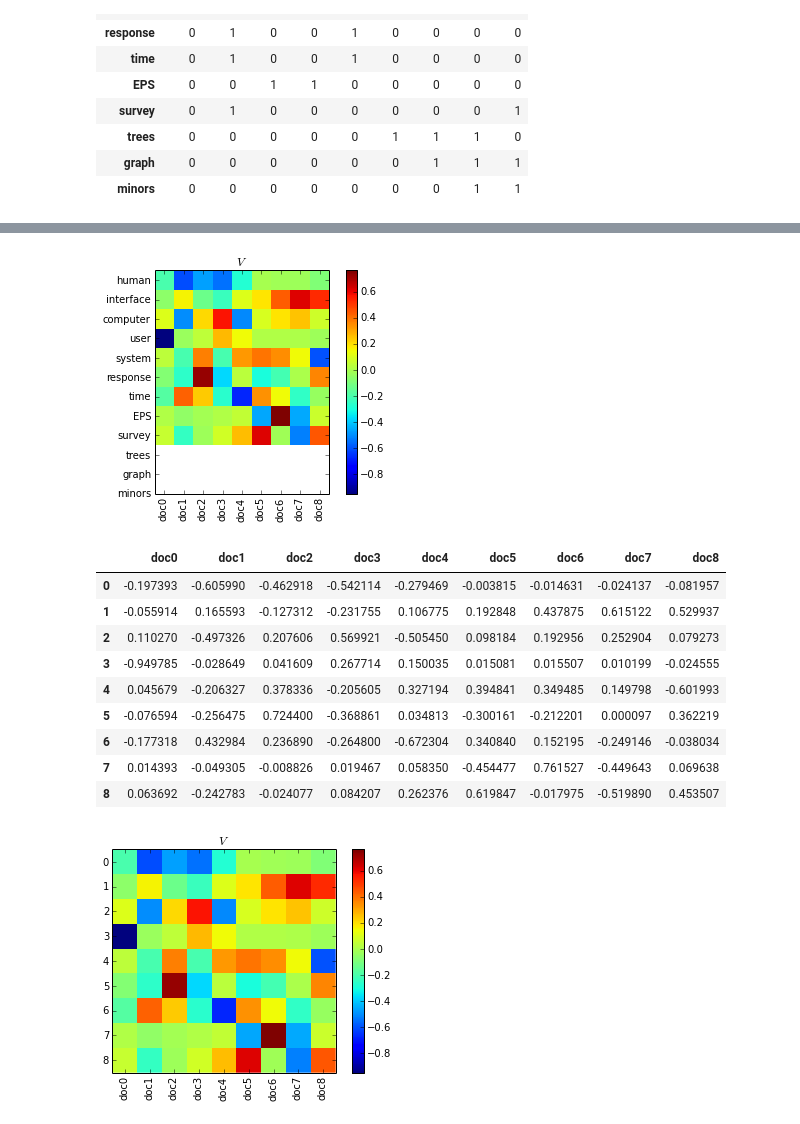
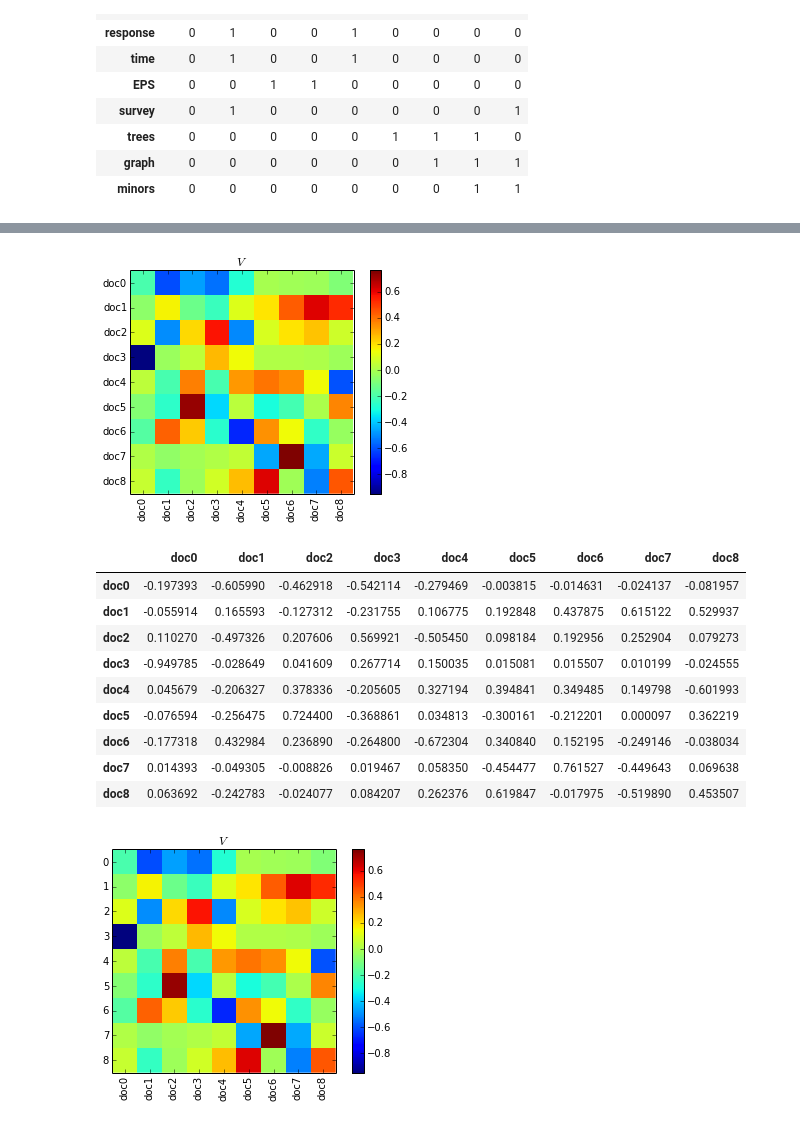
Before and after one commit to anoopsarkar/nlp-class, a Jupyter notebook: assets/notebooks/svd.ipynb, the cells around one changed output, grey strips where cells are left out. Cells and saved outputs as stored; diff of their text form; code cells hidden in the pictures.

```diff
--- a/assets/notebooks/svd.ipynb
+++ b/assets/notebooks/svd.ipynb
@@ -213,32 +354,32 @@ array([ 3.34088375,  2.541701  ,  2.35394352,  1.64453229,  1.50483155,
 # %%
 %matplotlib inline
 import matplotlib.pyplot as plt
 
 plt.imshow(V, interpolation='none')
 plt.xticks(xrange(len(c_names)))
-plt.yticks(xrange(len(words)))
+plt.yticks(xrange(len(c_names)))
 ax = plt.gca()
 ax.set_xticklabels(c_names, rotation=90)
-ax.set_yticklabels(words)
+ax.set_yticklabels(c_names)
 plt.title("$V$")
 plt.colorbar();
 # %% [output]
-[figure, old version]
+[figure, new version]
 # %%
-V_df = pd.DataFrame(V, columns=c_names)
+V_df = pd.DataFrame(V, index=c_names, columns=c_names)
 V_df.apply(lambda x: np.round(x, decimals=2))
 V_df
 # %% [output]
 |  | doc0 | doc1 | doc2 | doc3 | doc4 | doc5 | doc6 | doc7 | doc8 |
-| 0 | -0.197393 | -0.605990 | -0.462918 | -0.542114 | -0.279469 | -0.003815 | -0.014631 | -0.024137 | -0.081957 |
-| 1 | -0.055914 | 0.165593 | -0.127312 | -0.231755 | 0.106775 | 0.192848 | 0.437875 | 0.615122 | 0.529937 |
-| 2 | 0.110270 | -0.497326 | 0.207606 | 0.569921 | -0.505450 | 0.098184 | 0.192956 | 0.252904 | 0.079273 |
-| 3 | -0.949785 | -0.028649 | 0.041609 | 0.267714 | 0.150035 | 0.015081 | 0.015507 | 0.010199 | -0.024555 |
-| 4 | 0.045679 | -0.206327 | 0.378336 | -0.205605 | 0.327194 | 0.394841 | 0.349485 | 0.149798 | -0.601993 |
-| 5 | -0.076594 | -0.256475 | 0.724400 | -0.368861 | 0.034813 | -0.300161 | -0.212201 | 0.000097 | 0.362219 |
-| 6 | -0.177318 | 0.432984 | 0.236890 | -0.264800 | -0.672304 | 0.340840 | 0.152195 | -0.249146 | -0.038034 |
-| 7 | 0.014393 | -0.049305 | -0.008826 | 0.019467 | 0.058350 | -0.454477 | 0.761527 | -0.449643 | 0.069638 |
-| 8 | 0.063692 | -0.242783 | -0.024077 | 0.084207 | 0.262376 | 0.619847 | -0.017975 | -0.519890 | 0.453507 |
+| doc0 | -0.197393 | -0.605990 | -0.462918 | -0.542114 | -0.279469 | -0.003815 | -0.014631 | -0.024137 | -0.081957 |
+| doc1 | -0.055914 | 0.165593 | -0.127312 | -0.231755 | 0.106775 | 0.192848 | 0.437875 | 0.615122 | 0.529937 |
+| doc2 | 0.110270 | -0.497326 | 0.207606 | 0.569921 | -0.505450 | 0.098184 | 0.192956 | 0.252904 | 0.079273 |
+| doc3 | -0.949785 | -0.028649 | 0.041609 | 0.267714 | 0.150035 | 0.015081 | 0.015507 | 0.010199 | -0.024555 |
+| doc4 | 0.045679 | -0.206327 | 0.378336 | -0.205605 | 0.327194 | 0.394841 | 0.349485 | 0.149798 | -0.601993 |
+| doc5 | -0.076594 | -0.256475 | 0.724400 | -0.368861 | 0.034813 | -0.300161 | -0.212201 | 0.000097 | 0.362219 |
+| doc6 | -0.177318 | 0.432984 | 0.236890 | -0.264800 | -0.672304 | 0.340840 | 0.152195 | -0.249146 | -0.038034 |
+| doc7 | 0.014393 | -0.049305 | -0.008826 | 0.019467 | 0.058350 | -0.454477 | 0.761527 | -0.449643 | 0.069638 |
+| doc8 | 0.063692 | -0.242783 | -0.024077 | 0.084207 | 0.262376 | 0.619847 | -0.017975 | -0.519890 | 0.453507 |
 # %%
 plt.imshow(V, interpolation='none')
 ax = plt.gca()
```
Also changed, not shown: parts of 15 cells of this notebook.
